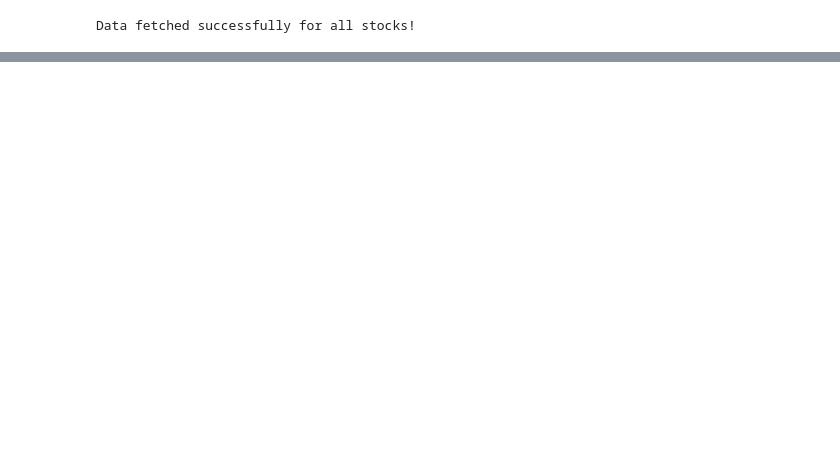
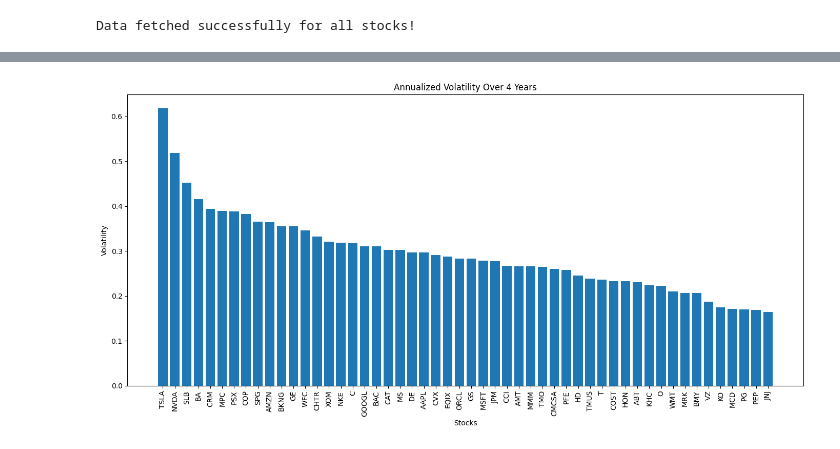
Before and after one commit to meetguleria/stock-scope, a Jupyter notebook: stock-scope-backend/notebooks/Data_ETLA.ipynb, the cells around one changed output, grey strips where cells are left out. Drawn from its saved outputs; the diff is of its cells as text; code cells hidden in the pictures; blank space fills up the shorter version.

Commit message:
data analyzing and model creation in development

```diff
--- a/stock-scope-backend/notebooks/Data_ETLA.ipynb
+++ b/stock-scope-backend/notebooks/Data_ETLA.ipynb
@@ -90,13 +70,0 @@ max        0.250000      7.000000
-# %%
-# SMA Analysis
-data['Returns'] = data['Close'].pct_change()
-data['SMA_50'] = data['Close'].rolling(window=50).mean() # 50-Day SMA
-data['SMA_200'] = data['Close'].rolling(window=200).mean() # 200-day SMA
-
-plt.figure(figsize=(10, 5))
-plt.plot(data['Close'], label='Close Price')
-plt.plot(data['SMA_50'], label='50-Day SMA')
-plt.plot(data['SMA_200'], label='200-Day SMA')
-plt.title('Stock Price and Moving Averages')
-plt.legend()
-plt.show()
@@ -104,0 +222,68 @@ plt.show()
+# %%
+def calculate_volatility(data):
+    # Calculate daily returns
+    data.loc[:, 'Daily Return'] = data['Close'].pct_change()
+
+    # Compute annualized volatility
+    volatility = data['Daily Return'].std() * np.sqrt(252)
+    return volatility
+
+def get_time_frame_data(cleaned_stock_data, end_date, period_days):
+    start_date = end_date - pd.Timedelta(days=period_days)
+
+    time_frame_data = {}
+    for ticker, data in cleaned_stock_data.items():
+        # Ensure both start_date and end_date match the timezone of the DataFrame index
+        if data.index.tz is not None:
+            if start_date.tzinfo is None:
+                start_date = start_date.tz_localize(data.index.tz)
+            else:
+                start_date = start_date.tz_convert(data.index.tz)
+
+            if end_date.tzinfo is None:
+                end_date = end_date.tz_localize(data.index.tz)
+            else:
+                end_date = end_date.tz_convert(data.index.tz)
+        else:
+            start_date = start_date.tz_localize(None)
+            end_date = end_date.tz_localize(None)
+
+        time_frame_data[ticker] = data[(data.index >= start_date) & (data.index <= end_date)].copy()  # Use .copy() to avoid SettingWithCopyWarning
+
+    return time_frame_data
+
+def calculate_volatility_for_all_stocks(cleaned_stock_data, end_date, period_days):
+    time_frame_data = get_time_frame_data(cleaned_stock_data, end_date, period_days)
+    volatilities = {ticker: calculate_volatility(data) for ticker, data in time_frame_data.items()}
+    return volatilities
+
+# Set end date and periods
+end_date = pd.to_datetime("2024-05-10").tz_localize('America/New_York')  # Ensure end_date is timezone-aware
+periods = {
+    "4 Years": 4 * 365,
+    "2 Years": 2 * 365,
+    "1 Year": 365,
+    "6 Months": 6 * 30
+}
+
+# Calculate volatilities for each period
+volatility_results = {period: calculate_volatility_for_all_stocks(cleaned_stock_data, end_date, days) for period, days in periods.items()}
+
+def plot_volatility(volatility_results):
+    for period, volatilities in volatility_results.items():
+        # Sort volatilities in descending order
+        sorted_volatilities = dict(sorted(volatilities.items(), key=lambda item: item[1], reverse=True))
+
+        plt.figure(figsize=(14, 7))
+        plt.bar(sorted_volatilities.keys(), sorted_volatilities.values())
+        plt.xticks(rotation=90)
+        plt.title(f"Annualized Volatility Over {period}")
+        plt.xlabel("Stocks")
+        plt.ylabel("Volatility")
+        plt.tight_layout()
+        plt.show()
+
+# Plot volatilities
+plot_volatility(volatility_results)
+# %% [output]
+[figure, added]
```
Also changed, not shown: parts of 9 cells of this notebook.
